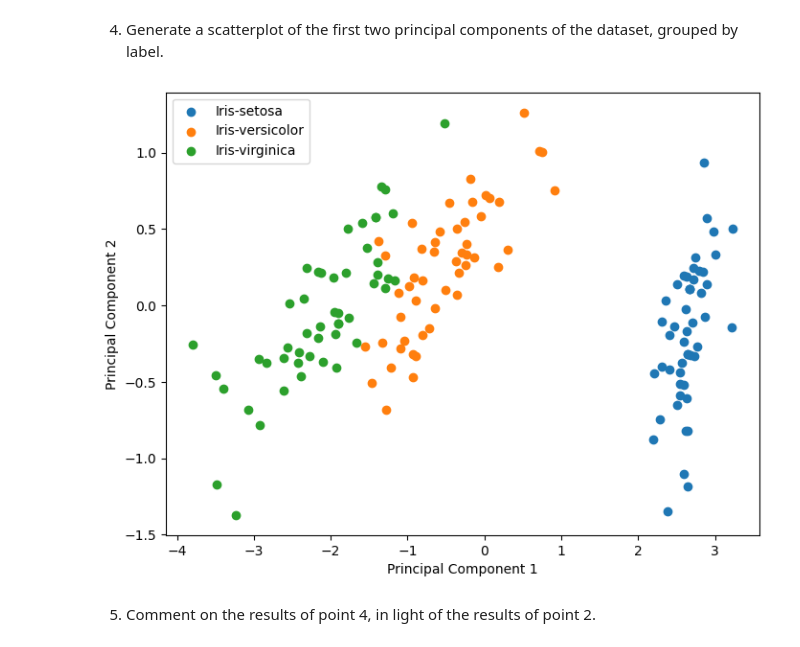
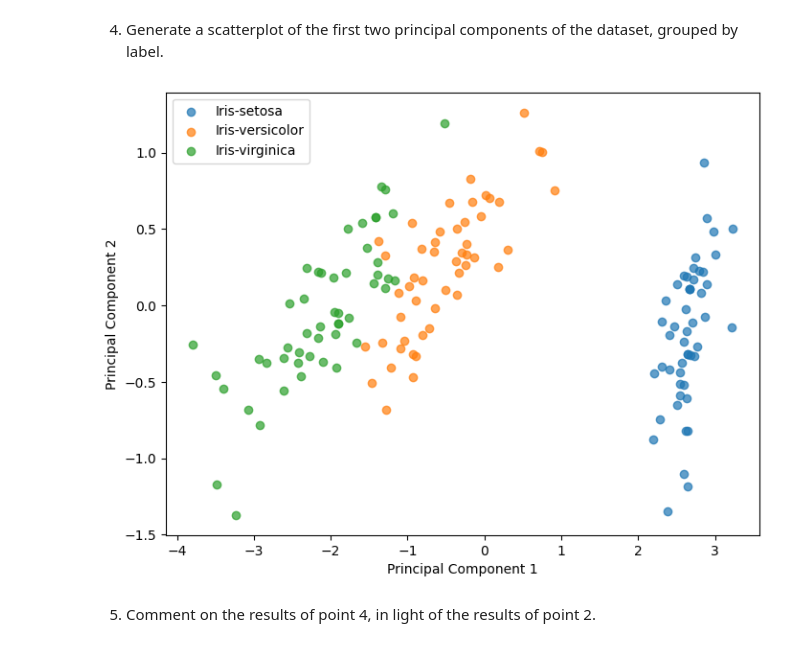
Before and after one commit to andreac01/NAML, a Jupyter notebook: pastExams/2021-01-19/2021-01-19_examp.ipynb, the cells around one changed output. Cells and saved outputs as stored; diff of their text form; code cells hidden in the pictures.

```diff
--- a/pastExams/2021-01-19/2021-01-19_examp.ipynb
+++ b/pastExams/2021-01-19/2021-01-19_examp.ipynb
@@ -123,15 +123,15 @@ principal_components = np.dot(U.T, A_centered).T
 # %%
 # 4. Generate a scatterplot of the first two principal components of the dataset, grouped by label.
 
 plt.figure(figsize=(8, 6))
 for i, group in enumerate(groups):
-	plt.scatter(principal_components[labels == group, 0], principal_components[labels == group, 1], label=group)
+	plt.scatter(principal_components[labels == group, 0], principal_components[labels == group, 1], label=group, alpha=0.7)
 plt.xlabel('Principal Component 1')
 plt.ylabel('Principal Component 2')
 plt.legend()
 plt.show()
 # %% [output]
-[figure, old version]
+[figure, new version]
 # %% [markdown]
 5. Comment on the results of point 4, in light of the results of point 2.
 # %% [markdown]
```
Also changed, not shown: parts of 1 cell of this notebook, 6 other files.
